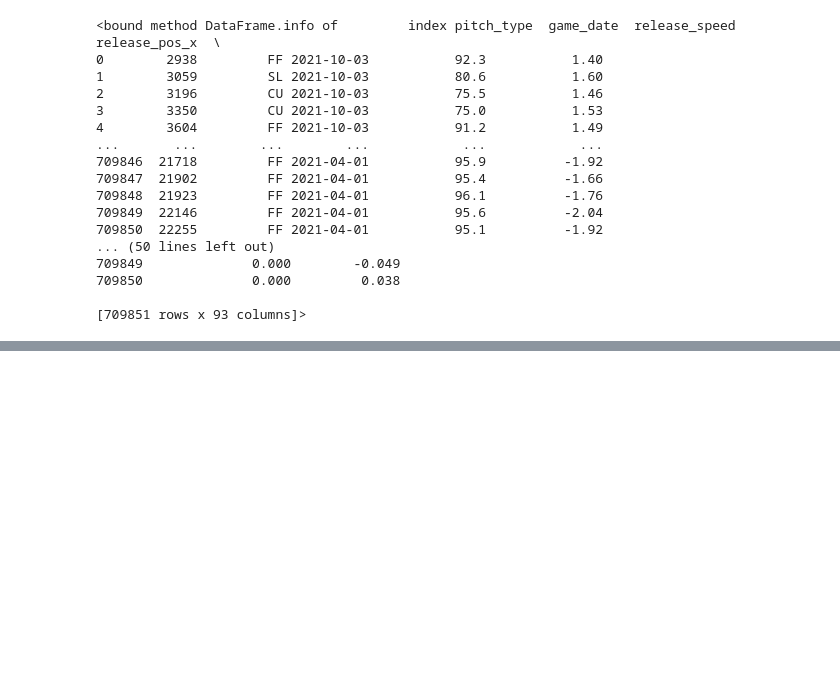
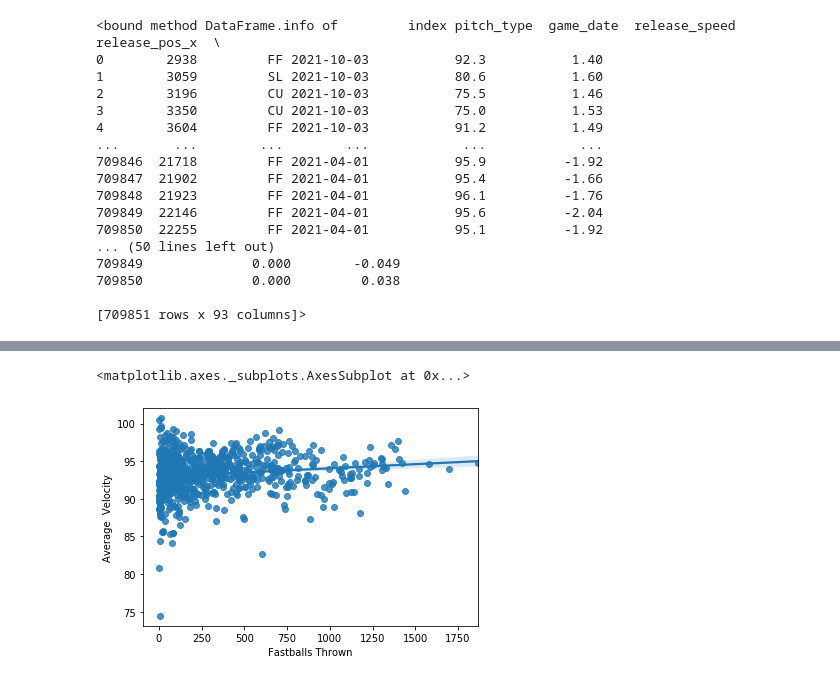
Before and after one commit to rudera/Pitches-from-2021-MLB-Season, a Jupyter notebook: mlb pitch.ipynb, the cells around one changed output, grey strips where cells are left out. Drawn from its saved outputs; the diff is of its cells as text; code cells hidden in the pictures; blank space fills up the shorter version.

```diff
--- a/mlb pitch.ipynb
+++ b/mlb pitch.ipynb
@@ -78,0 +107,3 @@ data.to_csv('MLB2021_Pitches.csv')
+# %%
+pitchers = data.groupby(data['pitch_type']).get_group('FF').groupby(data['player_name']).mean()['release_speed']
+pitchers
@@ -78,0 +124,3 @@ data.to_csv('MLB2021_Pitches.csv')
+# %%
+pitch_count = data.groupby(data['pitch_type']).get_group('FF').groupby(data['player_name']).count()['index']
+pitch_count.sort_values()
@@ -78,0 +141,6 @@ data.to_csv('MLB2021_Pitches.csv')
+# %%
+x, y = pd.Series(pitch_count, name="Fastballs Thrown"), pd.Series(pitchers, name="Average  Velocity")
+sns.regplot(x=x,y=y)
+# %% [output]
+<matplotlib.axes._subplots.AxesSubplot at 0x...>
+[figure, added]
```
Also changed, not shown: parts of 8 cells of this notebook.
